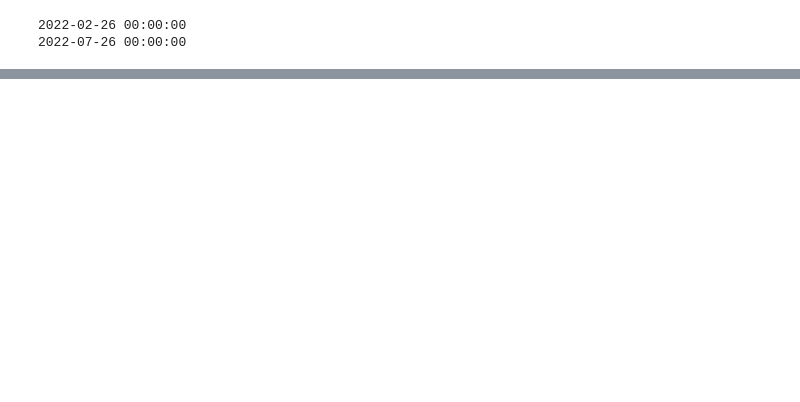
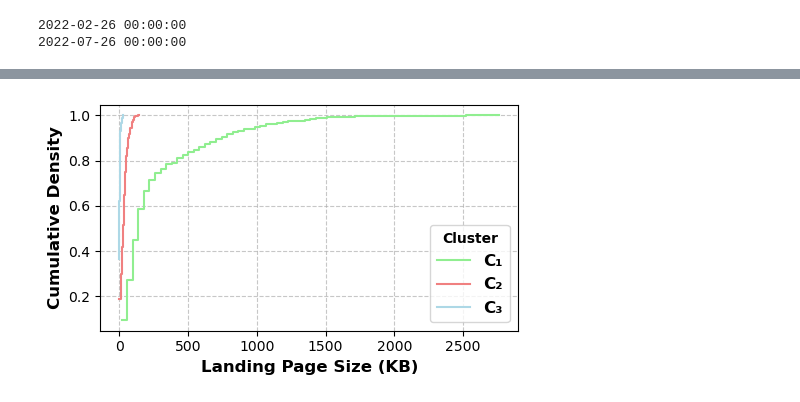
Before and after one commit to MarazMia/Theme-Threat-Research-101, a Jupyter notebook: Russia-Ukraine-War-Theme/Code/domain_data_visualization.ipynb, the cells around one changed output, grey strips where cells are left out. Drawn from its saved outputs; the diff is of its cells as text; code cells hidden in the pictures; blank space fills up the shorter version.

```diff
--- a/Russia-Ukraine-War-Theme/Code/domain_data_visualization.ipynb
+++ b/Russia-Ukraine-War-Theme/Code/domain_data_visualization.ipynb
@@ -286,0 +389,66 @@ print(df['Domain Creation Date'].max())
+# %%
+import pandas as pd
+import matplotlib.pyplot as plt
+import seaborn as sns
+
+def plot_landing_page_size_cdf(df, page_size_col='Landing_Page_Size_In_KB', cluster_col='Majority Voting Label'):
+    """
+    Visualizes the cumulative distribution of landing page sizes (in KB) across different clusters
+    using a Cumulative Distribution Function (CDF) plot, with consistent styling.
+
+    Args:
+        df (pd.DataFrame): DataFrame containing the data.
+        page_size_col (str, optional): The name of the column containing the landing page sizes.
+            Defaults to 'Landing_Page_Size_In_KB'.
+        cluster_col (str, optional): The name of the column containing the cluster labels.
+            Defaults to 'Majority Voting Label'.
+    """
+    # Check if the required columns exist
+    if not all(col in df.columns for col in [page_size_col, cluster_col]):
+        raise ValueError(f"DataFrame must contain columns '{page_size_col}' and '{cluster_col}'.")
+
+    # Get unique cluster labels
+    clusters = df[cluster_col].unique()
+
+    # Define colors for up to 3 clusters
+    colors = ['lightgreen', 'lightcoral', 'lightblue']
+    labels = ['C₁', 'C₂', 'C₃']
+    if len(clusters) > 3:
+        print(f"Warning: More than 3 clusters detected. Only the first 3 colors and labels will be used. Clusters are: {clusters}")
+
+    # Create the plot
+    fig, ax = plt.subplots(figsize=(5, 3))  # Adjust figure size as needed.
+
+    # Plot the CDF for each cluster
+    for i, cluster in enumerate(clusters):
+        subset = df[df[cluster_col] == cluster]
+        sns.histplot(subset[page_size_col], cumulative=True, stat='density',
+                     label=labels[i % len(labels)], color=colors[i % len(colors)],
+                     element='step', fill=False)
+
+    # Set labels and title, using the specified font weight and size
+    ax.set_xlabel('Landing Page Size (KB)', fontweight='bold', fontsize=12)
+    ax.set_ylabel('Cumulative Density', fontweight='bold', fontsize=12)
+    # ax.set_title('Cumulative Distribution of Landing Page Size by Cluster', fontweight='bold', fontsize=14)
+
+    # Add a legend with bold text
+    legend = ax.legend(title='Cluster', fontsize=12)
+    if legend:
+        for text in legend.get_texts():
+            text.set_fontweight('bold')
+        if legend.get_title():
+            legend.get_title().set_fontweight('bold')
+
+    plt.grid(True, linestyle='--', alpha=0.7)  # Add grid for readability
+    plt.tight_layout()  # Adjust layout to prevent labels from overlapping
+    plt.show()
+
+
+
+
+# Call the function with your DataFrame
+plot_landing_page_size_cdf(df)
+# If your dataframe is named differently, change the name here.
+# plot_landing_page_size_cdf(your_dataframe)
+# %% [output]
+[figure, added]
```
Also changed, not shown: parts of 11 cells of this notebook.
